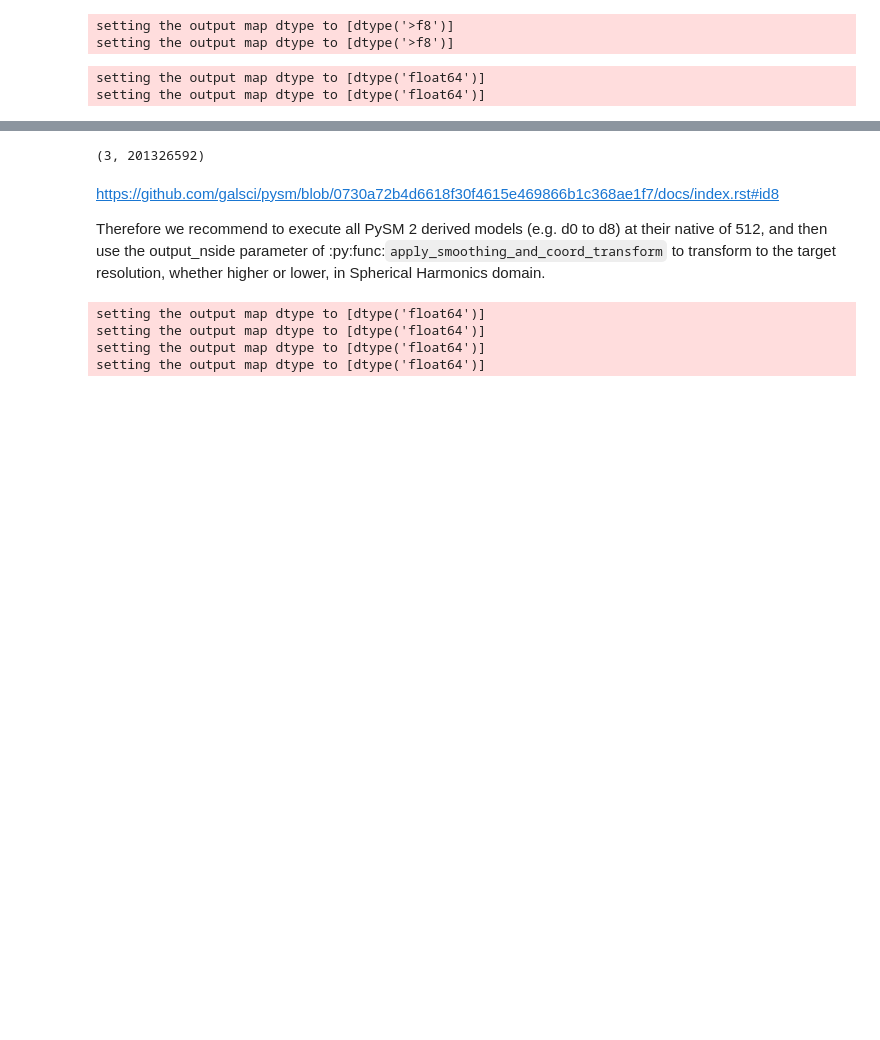
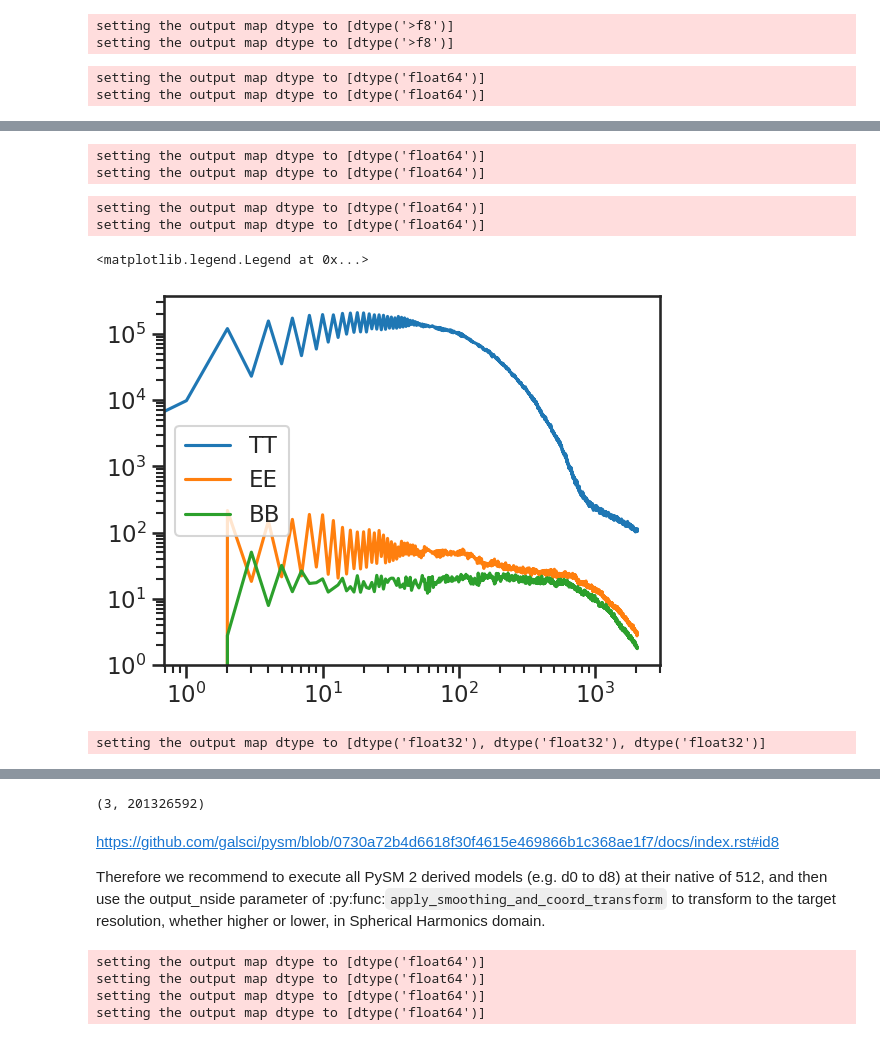
Before and after one commit to yaojian95/non_gau_lensing, a Jupyter notebook: Extrapolate_forse_dust.ipynb, the cells around one changed output, grey strips where cells are left out. Cells and saved outputs as stored; diff of their text form; code cells hidden in the pictures; blank space fills up the shorter version.

```diff
--- a/Extrapolate_forse_dust.ipynb
+++ b/Extrapolate_forse_dust.ipynb
@@ -14,6 +14,12 @@ from pysm3 import template
 
 import pysm3.utils as utils
 # %%
+import seaborn as sns
+
+sns.set_context("talk")
+# sns.set()
+sns.set_style("ticks")
+
 import matplotlib as mpl
 mpl.rc('image', cmap='coolwarm')
 # %%
@@ -54,3 +59,34 @@ array([1.        , 0.99999986, 0.99999959, ..., 0.31625681, 0.316079  ,
+# %%
+forse_de_Q = hp.read_map('/pscratch/sd/j/jianyao/data_lensing/processed_dust_maps/forse_dust_Q_353GHz_deconvolved_lmax_4096_nside4096_uK_RJ.fits')
+forse_de_U = hp.read_map('/pscratch/sd/j/jianyao/data_lensing/processed_dust_maps/forse_dust_U_353GHz_deconvolved_lmax_4096_nside4096_uK_RJ.fits')
+
+I_fake = np.ones_like(forse_de_Q)
+
+cls_forse_de = hp.anafast(np.array((I_fake, forse_de_Q, forse_de_U)), lmax = 4096)
+map_gaussian = hp.synfast(cls_forse_de, new = True, nside = 4096)
+
+hp.write_map('/pscratch/sd/j/jianyao/data_lensing/processed_dust_maps/Gaussian_forse_dust_Q_353GHz_deconvolved_lmax_4096_nside4096_uK_RJ.fits', map_gaussian[1])
+hp.write_map('/pscratch/sd/j/jianyao/data_lensing/processed_dust_maps/Gaussian_forse_dust_U_353GHz_deconvolved_lmax_4096_nside4096_uK_RJ.fits', map_gaussian[2])
+# %% [output]
+setting the output map dtype to [dtype('float64')]
+setting the output map dtype to [dtype('float64')]
+# %%
+forse_Q = hp.read_map('/pscratch/sd/j/jianyao/data_lensing/processed_dust_maps/forse_dust_Q_353GHz_3amin_nside4096_uK_CMB.fits')
+forse_U = hp.read_map('/pscratch/sd/j/jianyao/data_lensing/processed_dust_maps/forse_dust_U_353GHz_3amin_nside4096_uK_CMB.fits')
+
+almsQ = hp.map2alm(forse_Q, lmax = 3072)
+almsU = hp.map2alm(forse_U, lmax = 3072)
+
+bl = hp.gauss_beam(3.0/60/180*np.pi, lmax = 3072)
+
+hp.almxfl(almsQ, 1.0/bl, inplace=True)
+hp.almxfl(almsU, 1.0/bl, inplace=True)
+
+hp.write_map('/pscratch/sd/j/jianyao/data_lensing/processed_dust_maps/forse_dust_Q_353GHz_deconvolved_lmax_3072_nside_1024_uK_CMB.fits', hp.alm2map(almsQ, nside=1024))
+hp.write_map('/pscratch/sd/j/jianyao/data_lensing/processed_dust_maps/forse_dust_U_353GHz_deconvolved_lmax_3072_nside_1024_uK_CMB.fits', hp.alm2map(almsU, nside=1024))
+# %% [output]
+setting the output map dtype to [dtype('float64')]
+setting the output map dtype to [dtype('float64')]
 # %%
 dust_dir = "/pscratch/sd/j/jianyao/data_lensing/processed_dust_maps/"
 d0 = pysm3.ModifiedBlackBody(
@@ -69,0 +108,17 @@ d0 = pysm3.ModifiedBlackBody(
+# %%
+sky = pysm3.Sky(nside=1024, preset_strings=["d10"])
+map_353GHz = sky.get_emission(353 * u.GHz)
+fl = hp.anafast(map_353GHz, lmax = 2050)
+ells = np.arange(2051)
+plt.loglog(ells, ells*(ells+1)/2/np.pi*fl[0], label = 'TT')
+plt.loglog(ells, ells*(ells+1)/2/np.pi*fl[1], label = 'EE')
+plt.loglog(ells, ells*(ells+1)/2/np.pi*fl[2], label = 'BB')
+plt.legend()
+# %% [output]
+<matplotlib.legend.Legend at 0x...>
+[figure, added]
+# %%
+dust_dir = "/pscratch/sd/j/jianyao/data_lensing/processed_dust_maps/"
+hp.write_map(dust_dir + 'pysm_d10_IQU_353GHz_nside_1024_uK_CMB.fits', map_353GHz/0.07748637)
+# %% [output]
+setting the output map dtype to [dtype('float32'), dtype('float32'), dtype('float32')]
```
Also changed, not shown: parts of 5 cells of this notebook.
